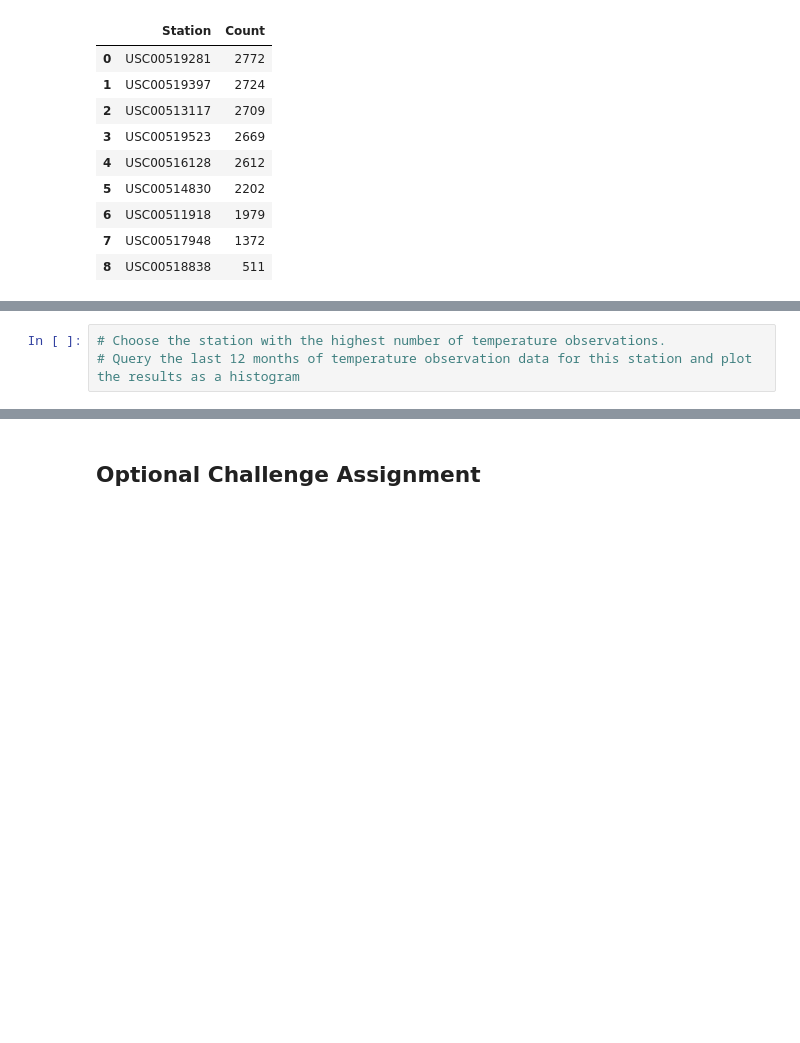
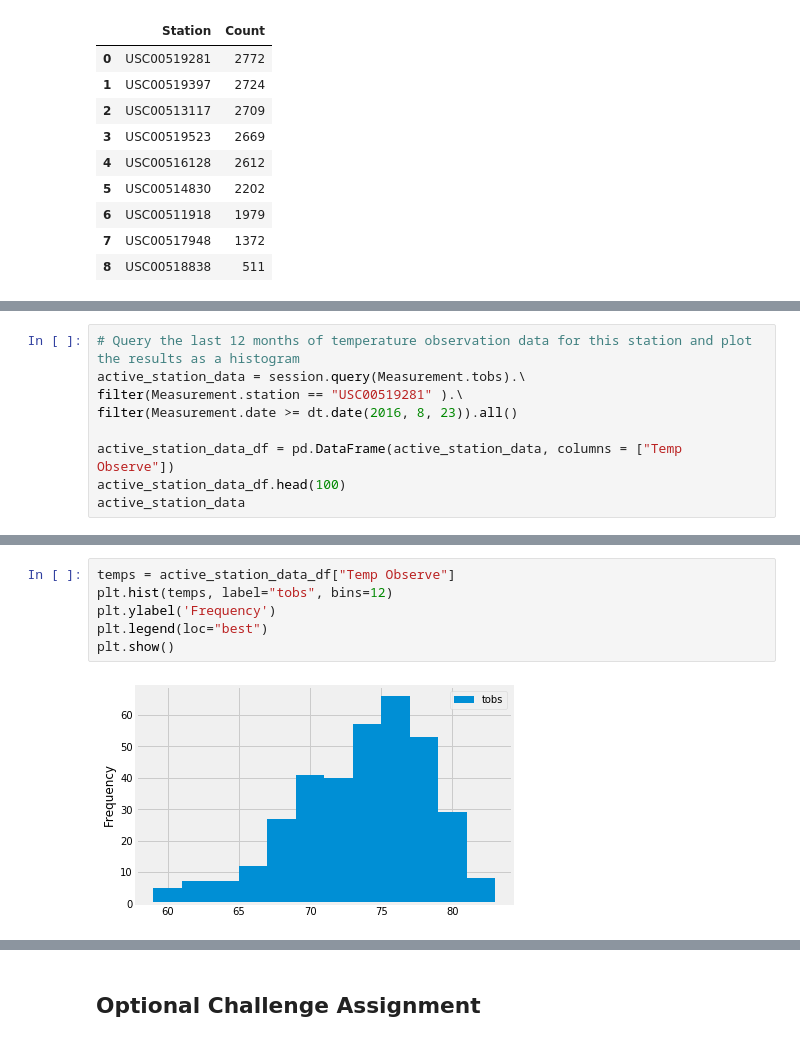
Before and after one commit to shaunclarke2333/Data-Storage-and-Retrieval, a Jupyter notebook: climate_starter.ipynb, the cells around one changed output, grey strips where cells are left out. Saved outputs shown, nothing was run; the diff lists cells and outputs as text; blank space fills up the shorter version.

```diff
--- a/climate_starter.ipynb
+++ b/climate_starter.ipynb
@@ -196,3 +211,9 @@ temp_specs
 # %%
-# Choose the station with the highest number of temperature observations.
 # Query the last 12 months of temperature observation data for this station and plot the results as a histogram
+active_station_data = session.query(Measurement.tobs).\
+filter(Measurement.station == "USC00519281" ).\
+filter(Measurement.date >= dt.date(2016, 8, 23)).all()
+
+active_station_data_df = pd.DataFrame(active_station_data, columns = ["Temp Observe"])
+active_station_data_df.head(100)
+active_station_data
@@ -199,3 +238,11 @@ temp_specs
+# %%
+temps = active_station_data_df["Temp Observe"]
+plt.hist(temps, label="tobs", bins=12)
+plt.ylabel('Frequency')
+plt.legend(loc="best")
+plt.show()
+# %% [output]
+[figure, added]
 # %% [markdown]
 ![precipitation](Images/station-histogram.png)
 # %%
```
Also changed, not shown: parts of 17 cells of this notebook.
